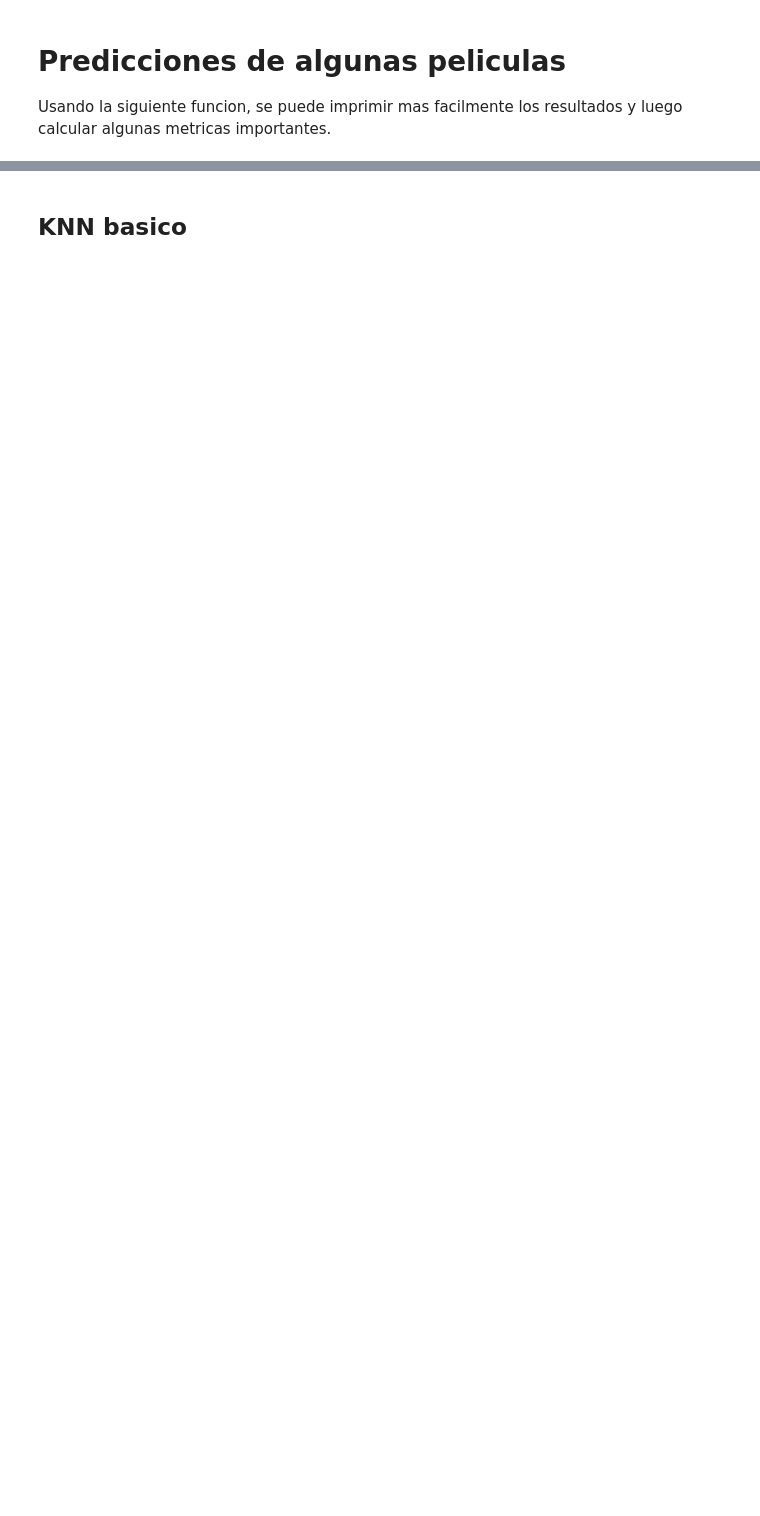
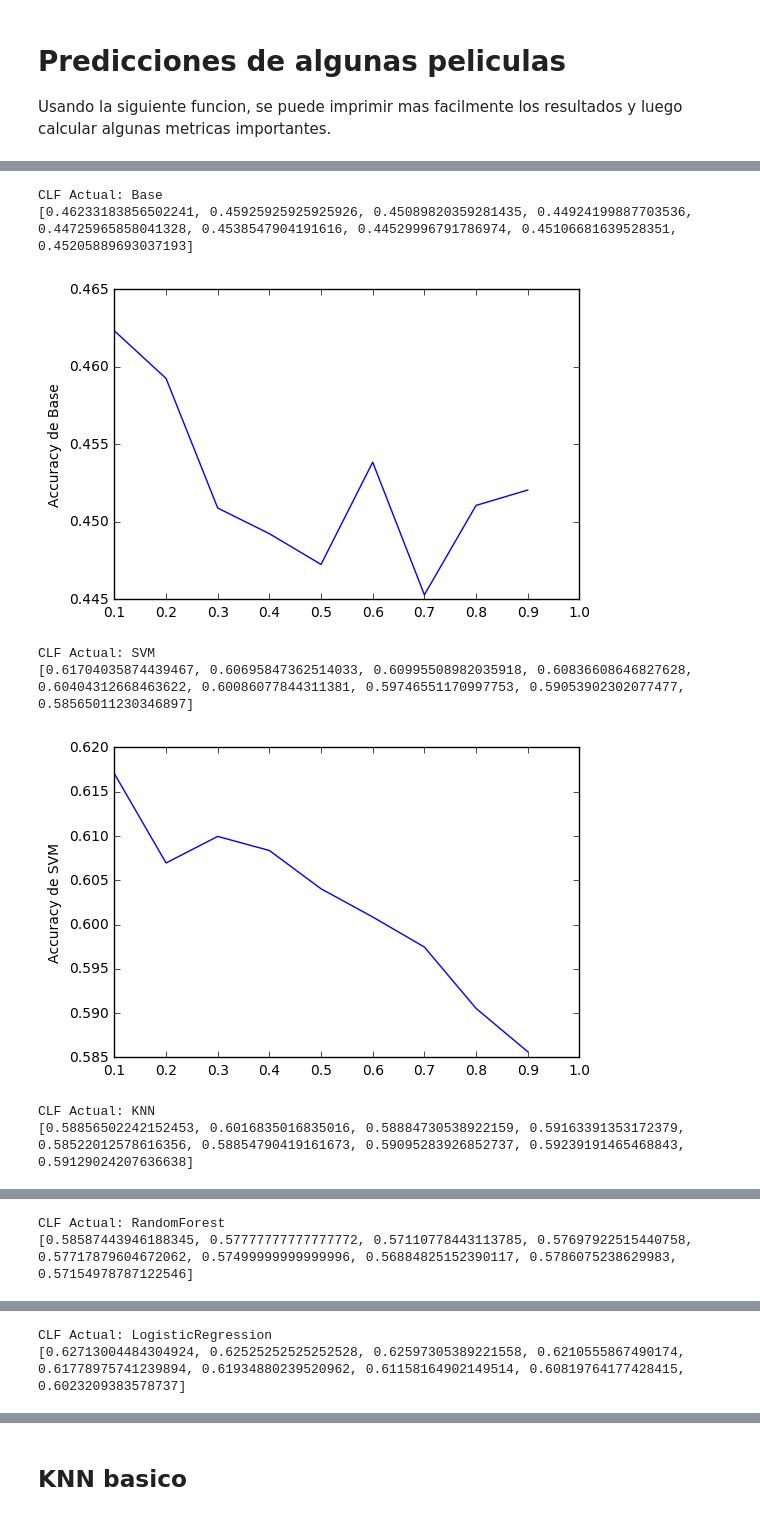
Before and after one commit to martinpanza/Movie-Score-Predictor, a Jupyter notebook: Clasificadores/Clasificador.ipynb, the cells around one changed output, grey strips where cells are left out. Drawn from its saved outputs; the diff is of its cells as text; code cells hidden in the pictures; blank space fills up the shorter version.

```diff
--- a/Clasificadores/Clasificador.ipynb
+++ b/Clasificadores/Clasificador.ipynb
@@ -186,0 +299,34 @@ RandomForest                    Never Say Never                 [1]
+# %%
+# Test 2 . Parametros :
+
+#Numero de intervalos probados.
+intervalos2 = 10
+#Numero de iteraciones probadas.
+iteraciones2 = 10
+
+test_size_results = []
+
+c00 = ("Base", DummyClassifier(strategy='stratified'))
+c11 = ("SVM", SVC(kernel='linear'))
+c22 = ("KNN", KNeighborsClassifier(n_neighbors=23))
+c33 = ("RandomForest", RandomForestClassifier(n_estimators=22))
+c44 = ("LogisticRegression",LogisticRegression())
+
+classifiers2 = [c00, c11, c22, c33, c44]
+
+for clf_name, clf in classifiers2:
+    test_results2 = best_test_size (clf, movies, score, intervalos2,iteraciones2)
+    #print test_results
+    plt.plot(create_intervals(10),test_results2)
+    plt.ylabel('Accuracy de '+ clf_name)
+    plt.show()
+    test_size_results2 = []
+# %% [output]
+CLF Actual: Base
+[0.46233183856502241, 0.45925925925925926, 0.45089820359281435, 0.44924199887703536, 0.44725965858041328, 0.4538547904191616, 0.44529996791786974, 0.45106681639528351, 0.45205889693037193]
+[figure, added]
+CLF Actual: SVM
+[0.61704035874439467, 0.60695847362514033, 0.60995508982035918, 0.60836608646827628, 0.60404312668463622, 0.60086077844311381, 0.59746551170997753, 0.59053902302077477, 0.58565011230346897]
+[figure, added]
+CLF Actual: KNN
+[0.58856502242152453, 0.6016835016835016, 0.58884730538922159, 0.59163391353172379, 0.58522012578616356, 0.58854790419161673, 0.59095283926852737, 0.59239191465468843, 0.59129024207636638]
@@ -186,0 +334,2 @@ RandomForest                    Never Say Never                 [1]
+CLF Actual: RandomForest
+[0.58587443946188345, 0.57777777777777772, 0.57110778443113785, 0.57697922515440758, 0.57717879604672062, 0.57499999999999996, 0.56884825152390117, 0.5786075238629983, 0.57154978787122546]
@@ -186,0 +337,2 @@ RandomForest                    Never Say Never                 [1]
+CLF Actual: LogisticRegression
+[0.62713004484304924, 0.62525252525252528, 0.62597305389221558, 0.6210555867490174, 0.61778975741239894, 0.61934880239520962, 0.61158164902149514, 0.60819764177428415, 0.6023209383578737]
```
Also changed, not shown: parts of 34 cells of this notebook.
